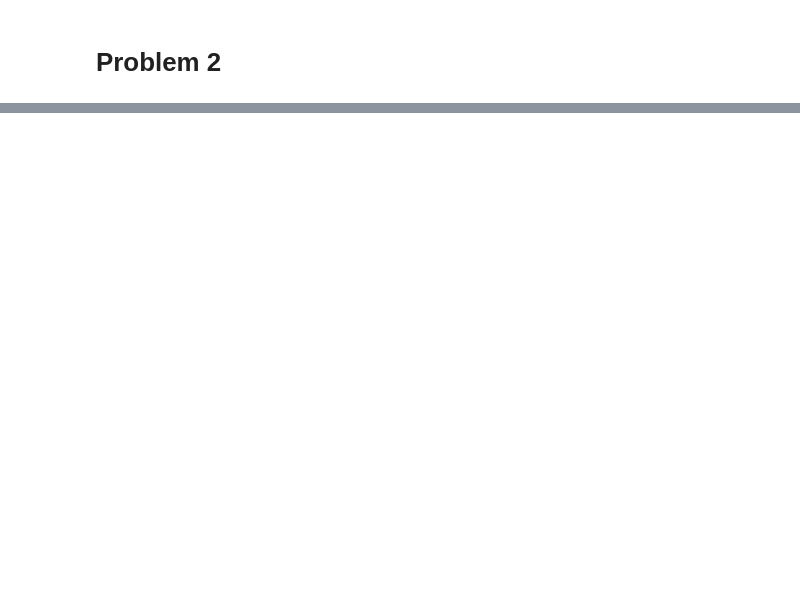
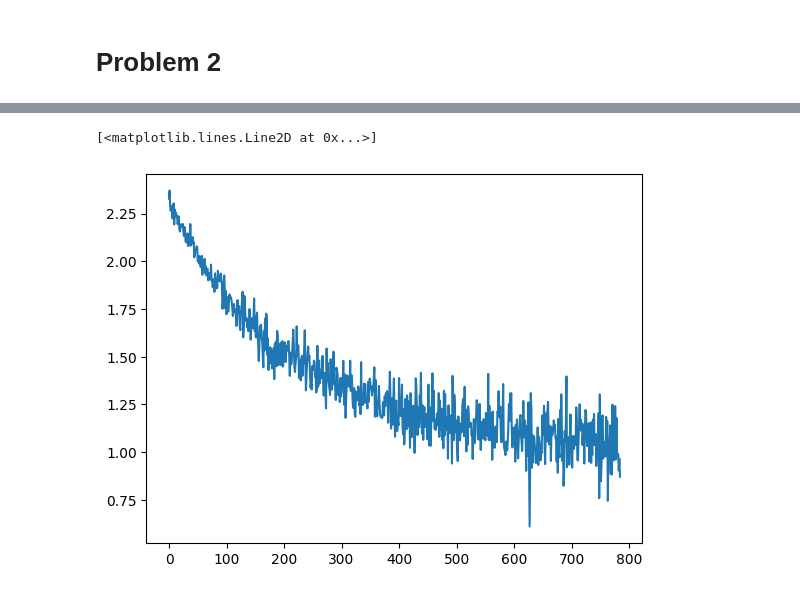
Before and after one commit to aayushmanda/da6401_assignment2, a Jupyter notebook: da6401_assignment2.ipynb, the cells around one changed output, grey strips where cells are left out. Cells and saved outputs as stored; diff of their text form; code cells hidden in the pictures; blank space fills up the shorter version.

```diff
--- a/da6401_assignment2.ipynb
+++ b/da6401_assignment2.ipynb
@@ -419,7 +416,7 @@ import torch.optim as optim
 
 # Hyperparameters
 num_epochs = 5  # Number of epochs to train
-learning_rate = 1e-3  # Learning rate (0.001 as specified)
+learning_rate = 1e-4  # Learning rate (0.001 as specified)
 
 # Load pre-trained ResNet50
 model = models.resnet50(pretrained=True)
@@ -444,49 +441,45 @@ optimizer = optim.Adam(model.fc.parameters(), lr=learning_rate)  # Optimize only
 device = torch.device("cuda" if torch.cuda.is_available() else "cpu")
 model = model.to(device)
 
-lossi = []  # To store loss values
+# Training loop with test evaluation
+lossi = []
+best_val_acc = 0.0
 
-# Training loop
 for epoch in range(num_epochs):
     print(f'Epoch {epoch + 1}/{num_epochs}')
     print('-' * 10)
 
-    for phase in ['train', 'val']:  # Iterate over training and validation phases
+    # Training and validation phases
+    for phase in ['train', 'val']:
         if phase == 'train':
-            model.train()  # Set model to training mode
+            model.train()
         else:
-            model.eval()   # Set model to evaluation mode
+            model.eval()
 
         running_loss = 0.0
         running_corrects = 0
 
-        # Iterate over data (assuming dataloaders is a dict with 'train' and 'val' keys)
         for inputs, labels in dataloaders[phase]:
             inputs, labels = inputs.to(device), labels.to(device)
-
-            # Zero the parameter gradients
             optimizer.zero_grad()
 
-            # Forward pass
             with torch.set_grad_enabled(phase == 'train'):
                 outputs = model(inputs)
-                _, preds = torch.max(outputs, 1)  # Get the predicted classes
-                loss = criterion(outputs, labels)  # Calculate loss
+                _, preds = torch.max(outputs, 1)
+                loss = criterion(outputs, labels)
 
-                # Backward pass + optimize only if in training phase
                 if phase == 'train':
                     loss.backward()
                     optimizer.step()
+                    lossi.append(loss.item())
 
-            lossi.append(loss.item())
+            running_loss += loss.item() * inputs.size(0)
+            running_corrects += torch.sum(preds == labels.data)
 
-            # Statistics
-            running_loss += loss.item() * inputs.size(0)  # Accumulate loss
-            running_corrects += torch.sum(preds == labels.data)  # Count correct predictions
+        epoch_loss = running_loss / dataset_sizes[phase]
+        epoch_acc = running_corrects.double() / dataset_sizes[phase]
+        print(f'{phase} Loss: {epoch_loss:.4f} | Acc: {epoch_acc:.4f}')
 
-        epoch_loss = running_loss / len(dataloaders[phase].dataset)
-        epoch_acc = running_corrects.double() / len(dataloaders[phase].dataset)
-
-        print(f'{phase} Loss: {epoch_loss:.4f} | \t Acc: {epoch_acc:.4f}')
-
-print('Training complete')
+        # Track best validation accuracy
+        if phase == 'val' and epoch_acc > best_val_acc:
+            best_val_acc = epoch_acc
@@ -492,0 +504,5 @@ print('Training complete')
+# %%
+plt.plot(torch.tensor(lossi))
+# %% [output]
+[<matplotlib.lines.Line2D at 0x...>]
+[figure, added]
```
Also changed, not shown: parts of 27 cells of this notebook.
